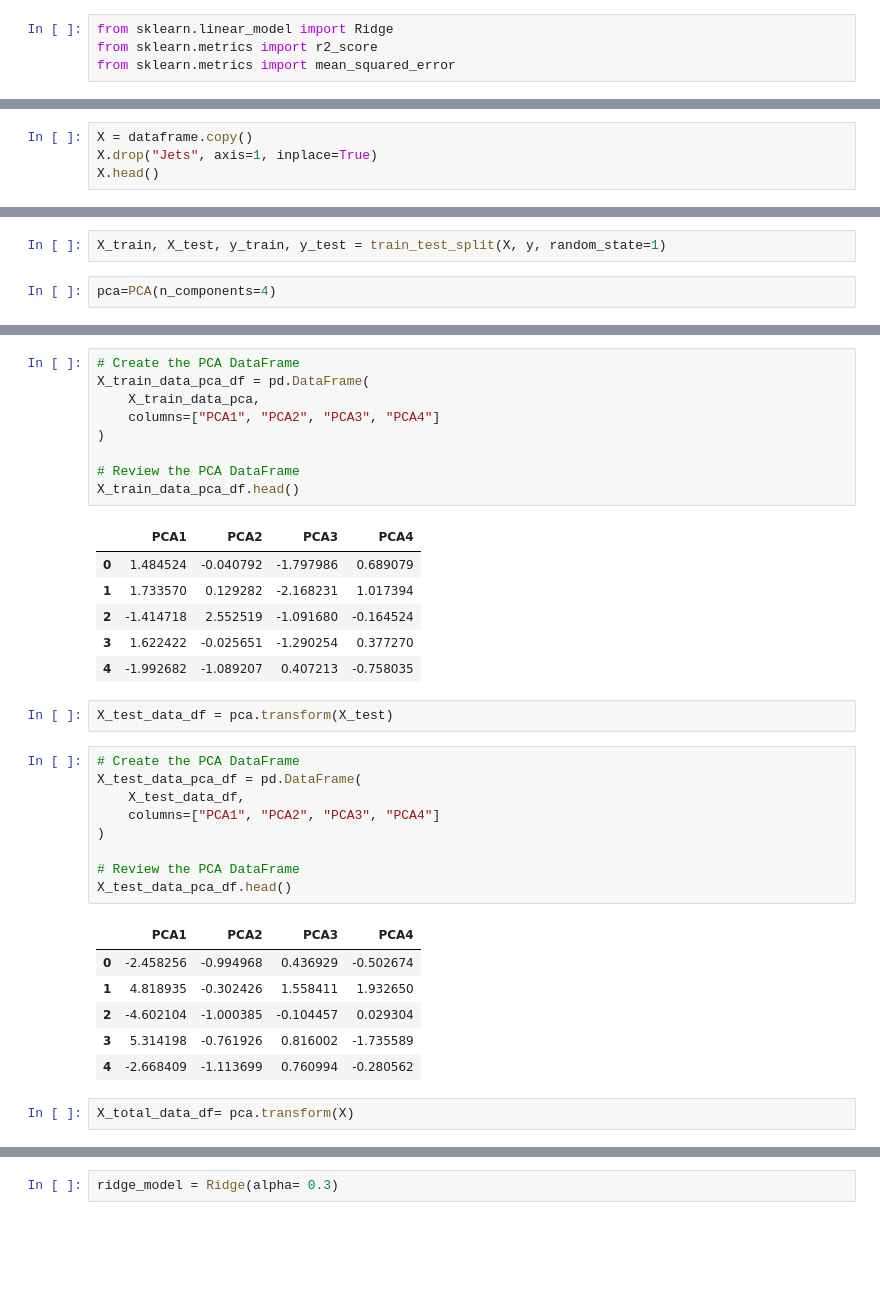
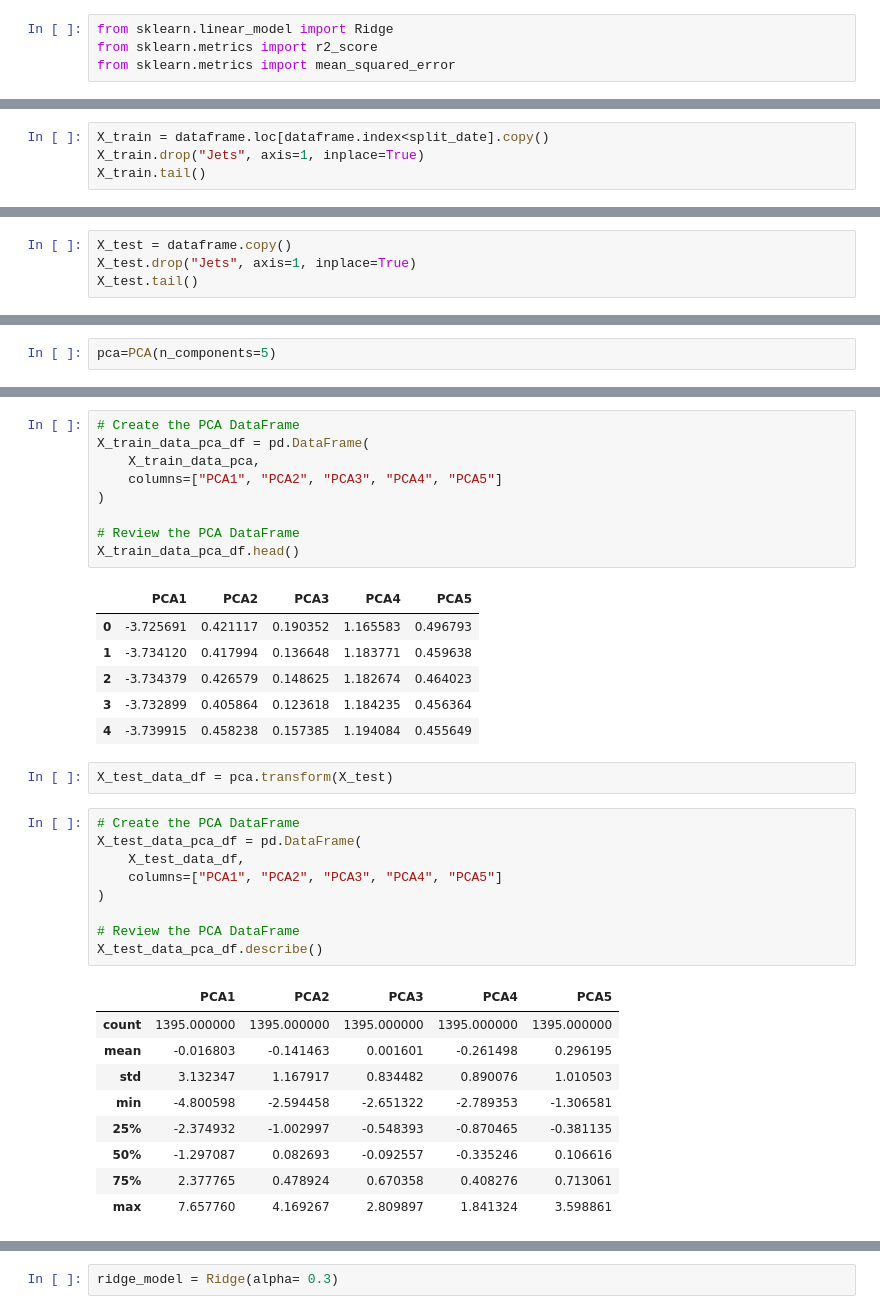
Before and after one commit to glisjohnson/Project_2, a Jupyter notebook: ML_1.ipynb, the cells around one changed output, grey strips where cells are left out. Saved outputs shown, nothing was run; the diff lists cells and outputs as text; blank space fills up the shorter version.

```diff
--- a/ML_1.ipynb
+++ b/ML_1.ipynb
@@ -26,0 +29,4 @@ dataframe.head()
+# %%
+X_train = dataframe.loc[dataframe.index<split_date].copy()
+X_train.drop("Jets", axis=1, inplace=True)
+X_train.tail()
@@ -27,5 +52,5 @@ dataframe.head()
 # %%
-X = dataframe.copy()
-X.drop("Jets", axis=1, inplace=True)
-X.head()
+X_test = dataframe.copy()
+X_test.drop("Jets", axis=1, inplace=True)
+X_test.tail()
 # %% [output]
@@ -50,7 +75,5 @@ y.head()
-# %%
-X_train, X_test, y_train, y_test = train_test_split(X, y, random_state=1)
 # %%
-pca=PCA(n_components=4)
+pca=PCA(n_components=5)
 # %%
 # Fit the PCA model on the transformed credit card DataFrame
 X_train_data_pca = pca.fit_transform(X_train)
@@ -72,35 +95,36 @@ sum(pca.explained_variance_ratio_)
 # Create the PCA DataFrame
 X_train_data_pca_df = pd.DataFrame(
     X_train_data_pca,
-    columns=["PCA1", "PCA2", "PCA3", "PCA4"]
+    columns=["PCA1", "PCA2", "PCA3", "PCA4", "PCA5"]
 )
 
 # Review the PCA DataFrame
 X_train_data_pca_df.head()
 # %% [output]
-|  | PCA1 | PCA2 | PCA3 | PCA4 |
-| 0 | 1.484524 | -0.040792 | -1.797986 | 0.689079 |
-| 1 | 1.733570 | 0.129282 | -2.168231 | 1.017394 |
-| 2 | -1.414718 | 2.552519 | -1.091680 | -0.164524 |
-| 3 | 1.622422 | -0.025651 | -1.290254 | 0.377270 |
-| 4 | -1.992682 | -1.089207 | 0.407213 | -0.758035 |
+|  | PCA1 | PCA2 | PCA3 | PCA4 | PCA5 |
+| 0 | -3.725691 | 0.421117 | 0.190352 | 1.165583 | 0.496793 |
+| 1 | -3.734120 | 0.417994 | 0.136648 | 1.183771 | 0.459638 |
+| 2 | -3.734379 | 0.426579 | 0.148625 | 1.182674 | 0.464023 |
+| 3 | -3.732899 | 0.405864 | 0.123618 | 1.184235 | 0.456364 |
+| 4 | -3.739915 | 0.458238 | 0.157385 | 1.194084 | 0.455649 |
 # %%
 X_test_data_df = pca.transform(X_test)
 # %%
 # Create the PCA DataFrame
 X_test_data_pca_df = pd.DataFrame(
     X_test_data_df,
-    columns=["PCA1", "PCA2", "PCA3", "PCA4"]
+    columns=["PCA1", "PCA2", "PCA3", "PCA4", "PCA5"]
 )
 
 # Review the PCA DataFrame
-X_test_data_pca_df.head()
+X_test_data_pca_df.describe()
 # %% [output]
-|  | PCA1 | PCA2 | PCA3 | PCA4 |
-| 0 | -2.458256 | -0.994968 | 0.436929 | -0.502674 |
-| 1 | 4.818935 | -0.302426 | 1.558411 | 1.932650 |
-| 2 | -4.602104 | -1.000385 | -0.104457 | 0.029304 |
-| 3 | 5.314198 | -0.761926 | 0.816002 | -1.735589 |
-| 4 | -2.668409 | -1.113699 | 0.760994 | -0.280562 |
+|  | PCA1 | PCA2 | PCA3 | PCA4 | PCA5 |
+| count | 1395.000000 | 1395.000000 | 1395.000000 | 1395.000000 | 1395.000000 |
+| mean | -0.016803 | -0.141463 | 0.001601 | -0.261498 | 0.296195 |
+| std | 3.132347 | 1.167917 | 0.834482 | 0.890076 | 1.010503 |
+| min | -4.800598 | -2.594458 | -2.651322 | -2.789353 | -1.306581 |
+| 25% | -2.374932 | -1.002997 | -0.548393 | -0.870465 | -0.381135 |
+| 50% | -1.297087 | 0.082693 | -0.092557 | -0.335246 | 0.106616 |
+| 75% | 2.377765 | 0.478924 | 0.670358 | 0.408276 | 0.713061 |
+| max | 7.657760 | 4.169267 | 2.809897 | 1.841324 | 3.598861 |
-# %%
-X_total_data_df= pca.transform(X)
```
Also changed, not shown: parts of 16 cells of this notebook, 9 other files.
